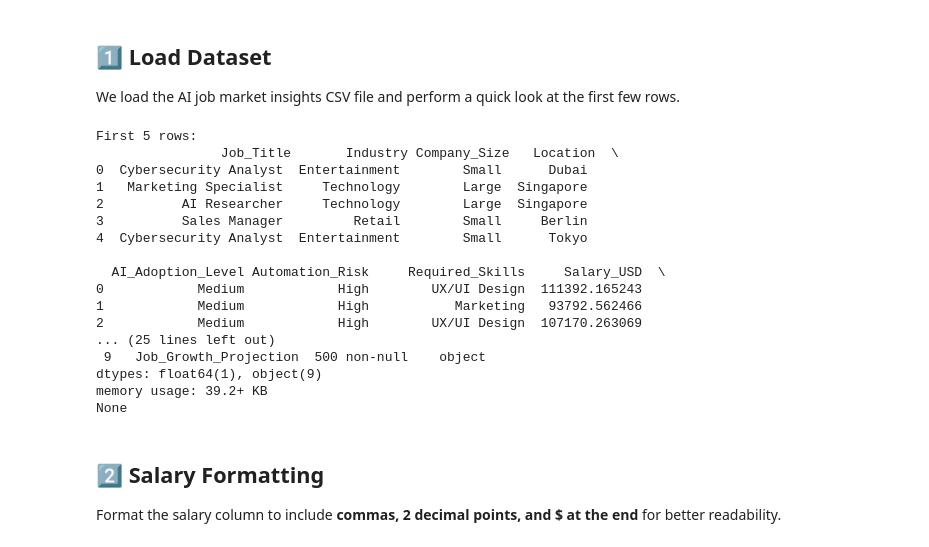
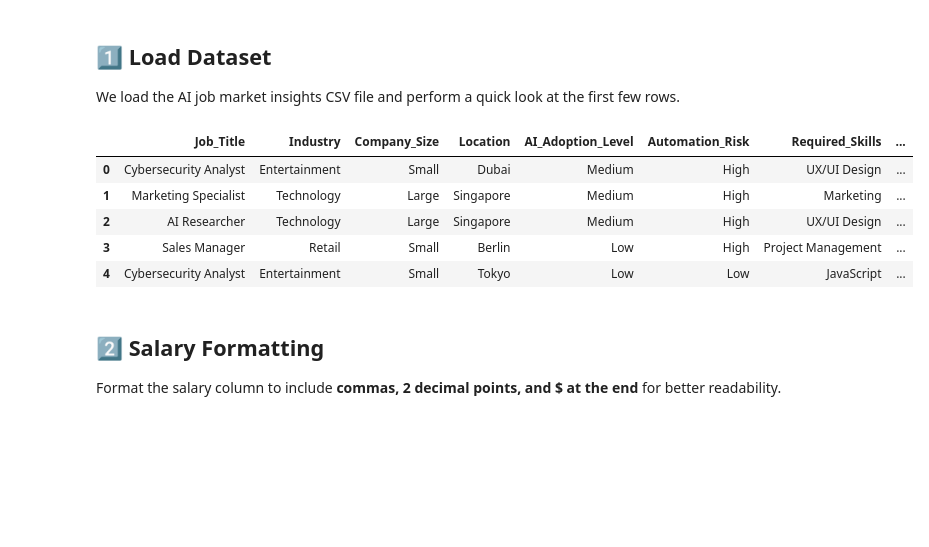
Before and after one commit to Divya-Koriya/AI-Job-Market-Intelligence, a Jupyter notebook: notebooks/eda_job_market.ipynb, the cells around one changed output. Saved outputs shown, nothing was run; the diff lists cells and outputs as text; code cells hidden in the pictures; blank space fills up the shorter version.

```diff
--- a/notebooks/eda_job_market.ipynb
+++ b/notebooks/eda_job_market.ipynb
@@ -17,29 +17,20 @@ We load the AI job market insights CSV file and perform a quick look at the firs
 # %%
 # Load dataset
 df = pd.read_csv('../data/ai_job_market_insights.csv')
 
 # Quick look at the dataset
-print("First 5 rows:\n", df.head())
-print("\nDataset Info:")
-print(df.info())
+# print("First 5 rows:\n", df.head())
+# print("\nDataset Info:")
+# print(df.info())
+
+df.head()
 # %% [output]
-First 5 rows:
-                Job_Title       Industry Company_Size   Location  \
-0  Cybersecurity Analyst  Entertainment        Small      Dubai
-1   Marketing Specialist     Technology        Large  Singapore
-2          AI Researcher     Technology        Large  Singapore
-3          Sales Manager         Retail        Small     Berlin
-4  Cybersecurity Analyst  Entertainment        Small      Tokyo
-
-  AI_Adoption_Level Automation_Risk     Required_Skills     Salary_USD  \
-0            Medium            High        UX/UI Design  111392.165243
-1            Medium            High           Marketing   93792.562466
-2            Medium            High        UX/UI Design  107170.263069
-... (25 lines left out)
- 9   Job_Growth_Projection  500 non-null    object
-dtypes: float64(1), object(9)
-memory usage: 39.2+ KB
-None
+|  | Job_Title | Industry | Company_Size | Location | AI_Adoption_Level | Automation_Risk | Required_Skills | ... |
+| 0 | Cybersecurity Analyst | Entertainment | Small | Dubai | Medium | High | UX/UI Design | ... |
+| 1 | Marketing Specialist | Technology | Large | Singapore | Medium | High | Marketing | ... |
+| 2 | AI Researcher | Technology | Large | Singapore | Medium | High | UX/UI Design | ... |
+| 3 | Sales Manager | Retail | Small | Berlin | Low | High | Project Management | ... |
+| 4 | Cybersecurity Analyst | Entertainment | Small | Tokyo | Low | Low | JavaScript | ... |
 # %% [markdown]
 ## 2️⃣ Salary Formatting
 Format the salary column to include **commas, 2 decimal points, and $ at the end** for better readability.
```
